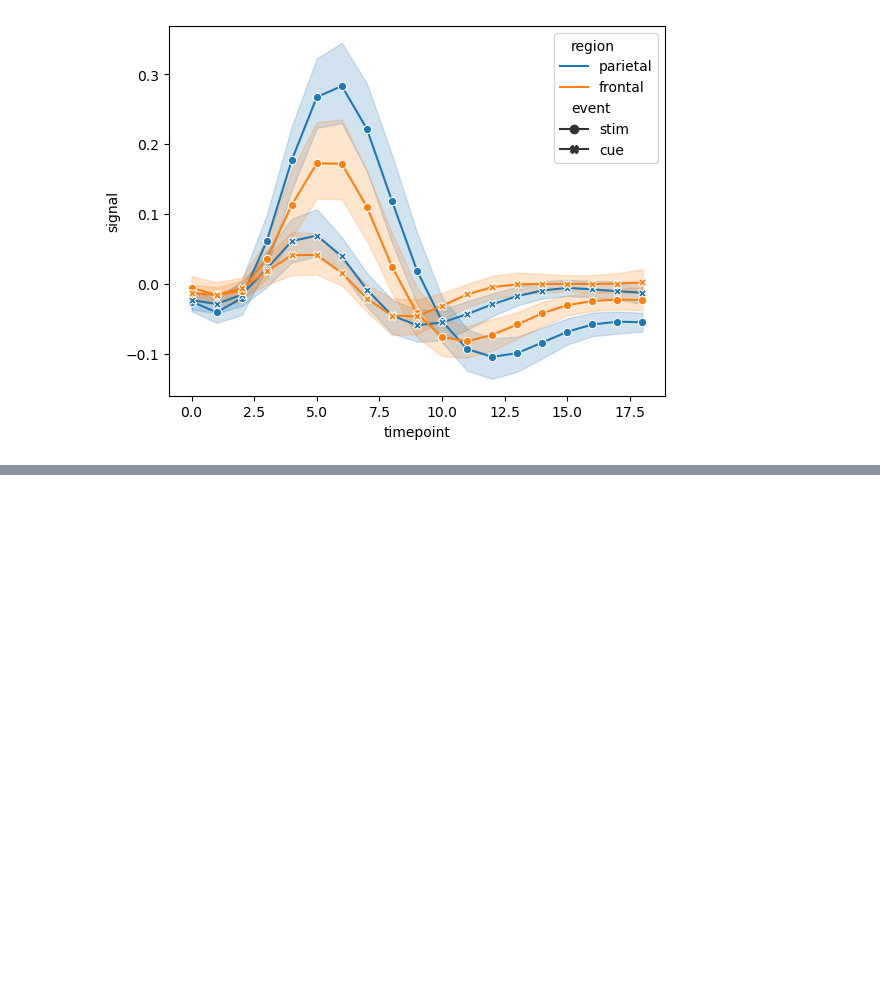
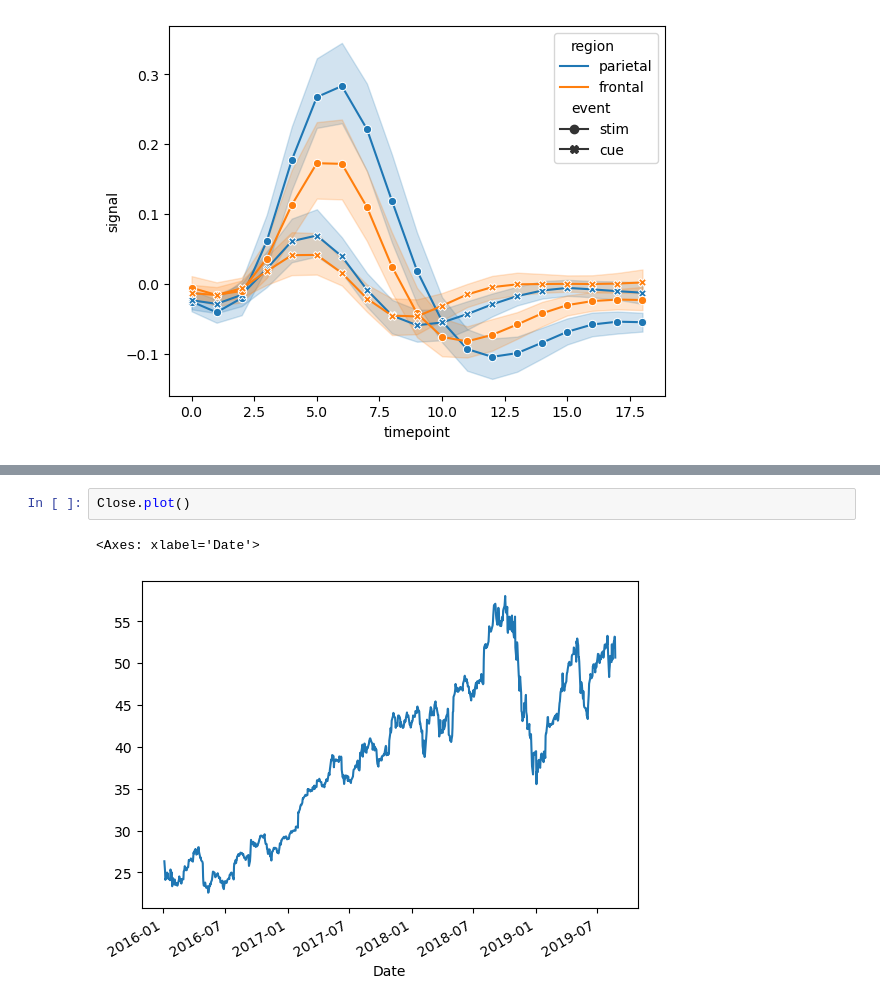
Before and after one commit to Alihanesentas/Exploratory-Data-Analysis, a Jupyter notebook: Day-4.ipynb, the cells around one changed output, grey strips where cells are left out. Drawn from its saved outputs; the diff is of its cells as text; blank space fills up the shorter version.

```diff
--- a/Day-4.ipynb
+++ b/Day-4.ipynb
@@ -222,0 +347,5 @@ sns.lineplot(x="timepoint",
+# %%
+Close.plot()
+# %% [output]
+<Axes: xlabel='Date'>
+[figure, added]
```
Also changed, not shown: parts of 13 cells of this notebook.
